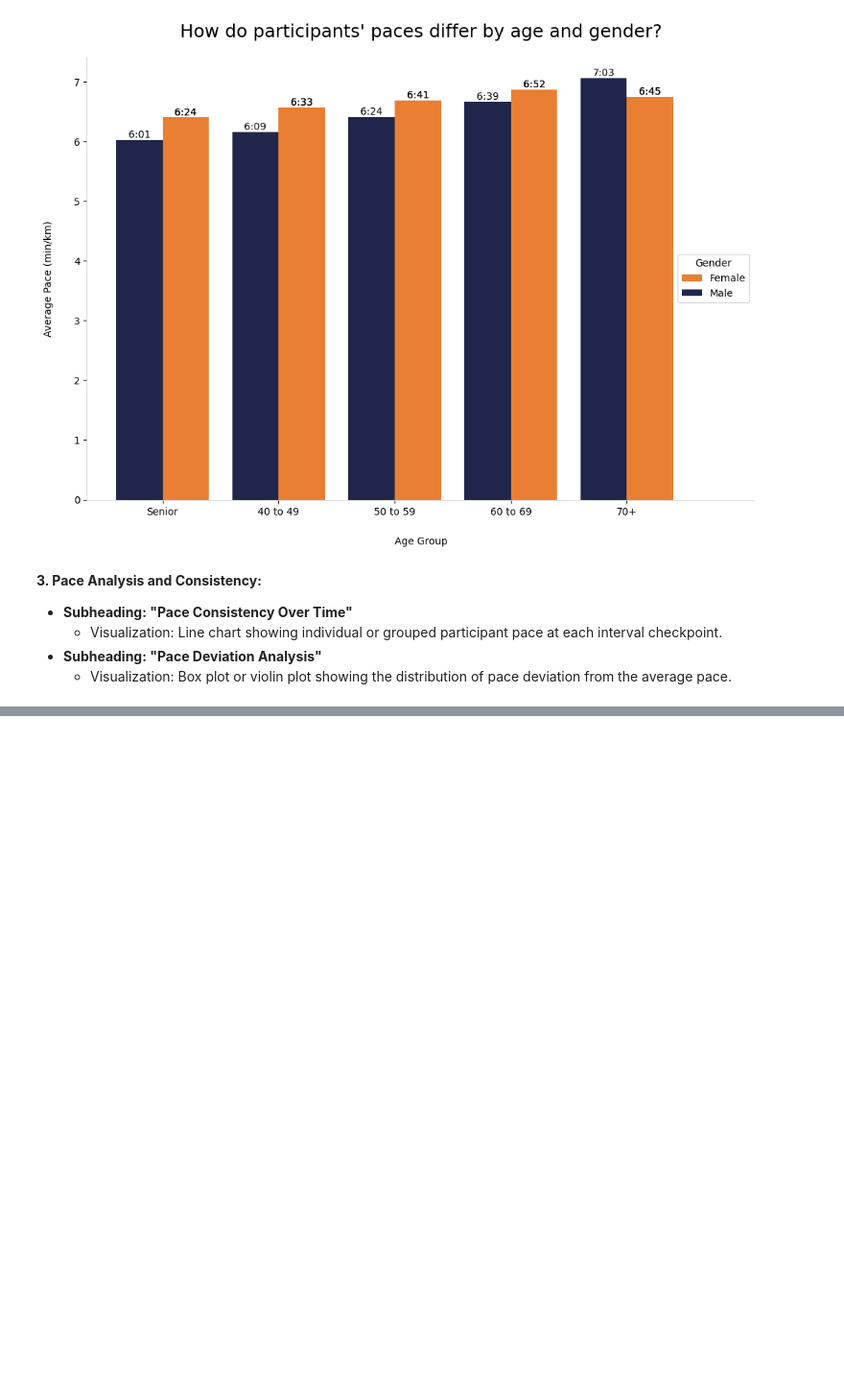
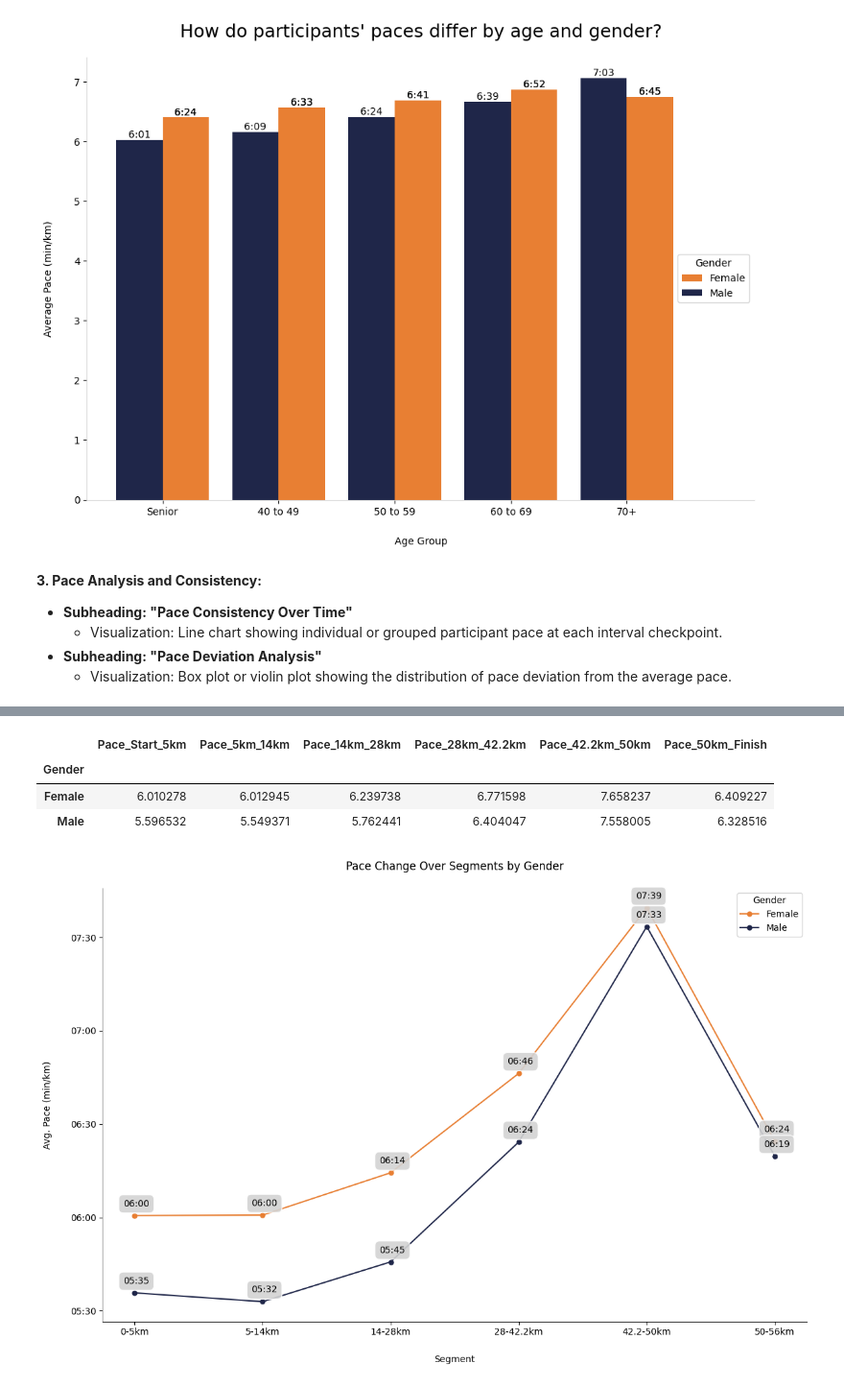
Before and after one commit to withouttheh/two-oceans, a Jupyter notebook: Two Oceans Analysis.ipynb, the cells around one changed output, grey strips where cells are left out. Shown at 96% size. Drawn from its saved outputs; the diff is of its cells as text; code cells hidden in the pictures; blank space fills up the shorter version.

```diff
--- a/Two Oceans Analysis.ipynb
+++ b/Two Oceans Analysis.ipynb
@@ -188,7 +194,7 @@ import matplotlib.pyplot as plt
 colors = {'Male': plot_colors['2O-Bl'], 'Female': plot_colors['2O-Or']}
 
 # Pivot the DataFrame, ensuring all age group categories are included
-pivot_df = df.pivot_table(index='Category', columns='Gender', values='Pace_mins_per_km', fill_value=0)
+pivot_df = pace_comp_df.pivot_table(index='Category', columns='Gender', values='Pace_mins_per_km', fill_value=0)
 
 age_group_order = ['Senior', '40 to 49', '50 to 59', '60 to 69', '70+']
 
@@ -271,0 +388,62 @@ df['Pace_mins_per_km'] = seconds / 60 / distance_km
+# %%
+pace_con_cat_pivot = pace_con_df.pivot_table(index='Gender', values=['Pace_Start_5km', 'Pace_5km_14km', 'Pace_14km_28km',
+       'Pace_28km_42.2km', 'Pace_42.2km_50km', 'Pace_50km_Finish'], fill_value=0)
+pace_con_cat_pivot[['Pace_Start_5km', 'Pace_5km_14km', 'Pace_14km_28km',
+       'Pace_28km_42.2km', 'Pace_42.2km_50km', 'Pace_50km_Finish']]
+# %% [output]
+|  | Pace_Start_5km | Pace_5km_14km | Pace_14km_28km | Pace_28km_42.2km | Pace_42.2km_50km | Pace_50km_Finish |
+| Gender |  |  |  |  |  |  |
+| Female | 6.010278 | 6.012945 | 6.239738 | 6.771598 | 7.658237 | 6.409227 |
+| Male | 5.596532 | 5.549371 | 5.762441 | 6.404047 | 7.558005 | 6.328516 |
+# %%
+import matplotlib.pyplot as plt
+
+# Create figure and axis objects
+fig, ax = plt.subplots(figsize=(12, 8))
+
+# Plot line graph as a time series with reduced marker size
+lines = pace_con_cat_pivot[['Pace_Start_5km', 'Pace_5km_14km', 'Pace_14km_28km',
+                    'Pace_28km_42.2km', 'Pace_42.2km_50km', 'Pace_50km_Finish']].T.plot(
+    kind='line', marker='o', markersize=5, ax=ax,
+    color={'Male': plot_colors['2O-Bl'], 'Female': plot_colors['2O-Or']}  # Assign colors to each category
+)
+
+# Set title and axis labels with padding
+ax.set_title('Pace Change Over Segments by Gender', pad=20)
+ax.set_xlabel('Segment', labelpad=20)
+ax.set_ylabel('Avg. Pace (min/km)', labelpad=20)
+
+# Rename x-labels
+segments = ['0-5km', '5-14km', '14-28km', '28-42.2km', '42.2-50km', '50-56km']  # New x-labels
+ax.set_xticks(range(len(segments)))
+ax.set_xticklabels(segments)
+
+# Update y-axis labels to display pace as "7:30", "6:00", etc.
+ax.set_yticklabels(['{:02d}:{:02d}'.format(int(pace), int((pace % 1) * 60)) for pace in ax.get_yticks()])
+
+# Remove top and right spines, gray other spines
+ax.spines['top'].set_visible(False)
+ax.spines['right'].set_visible(False)
+ax.spines['left'].set_color('gray')
+ax.spines['bottom'].set_color('black')  # Set x-axis spine color to black
+
+# Add grid lines only for the x-axis
+# ax.grid(axis='y', color='lightgray')  # Only horizontal grid lines
+
+# Add legend with title
+ax.legend(title='Gender')
+
+# Add annotations for pace at each marker
+for line in lines.get_lines():
+    x_data = line.get_xdata()
+    y_data = line.get_ydata()
+    for i, (x, y) in enumerate(zip(x_data, y_data)):
+        ax.annotate('{:02d}:{:02d}'.format(int(y), int((y % 1) * 60)), (x, y), textcoords="offset points", xytext=(2,10), ha='center', bbox=dict(boxstyle='round,pad=0.5', fc='lightgrey', alpha=0.9, edgecolor='white'))
+
+# Adjust layout
+plt.tight_layout()
+
+# Show plot
+plt.show()
+# %% [output]
+[figure, added]
```
Also changed, not shown: parts of 14 cells of this notebook, 2 other files.
